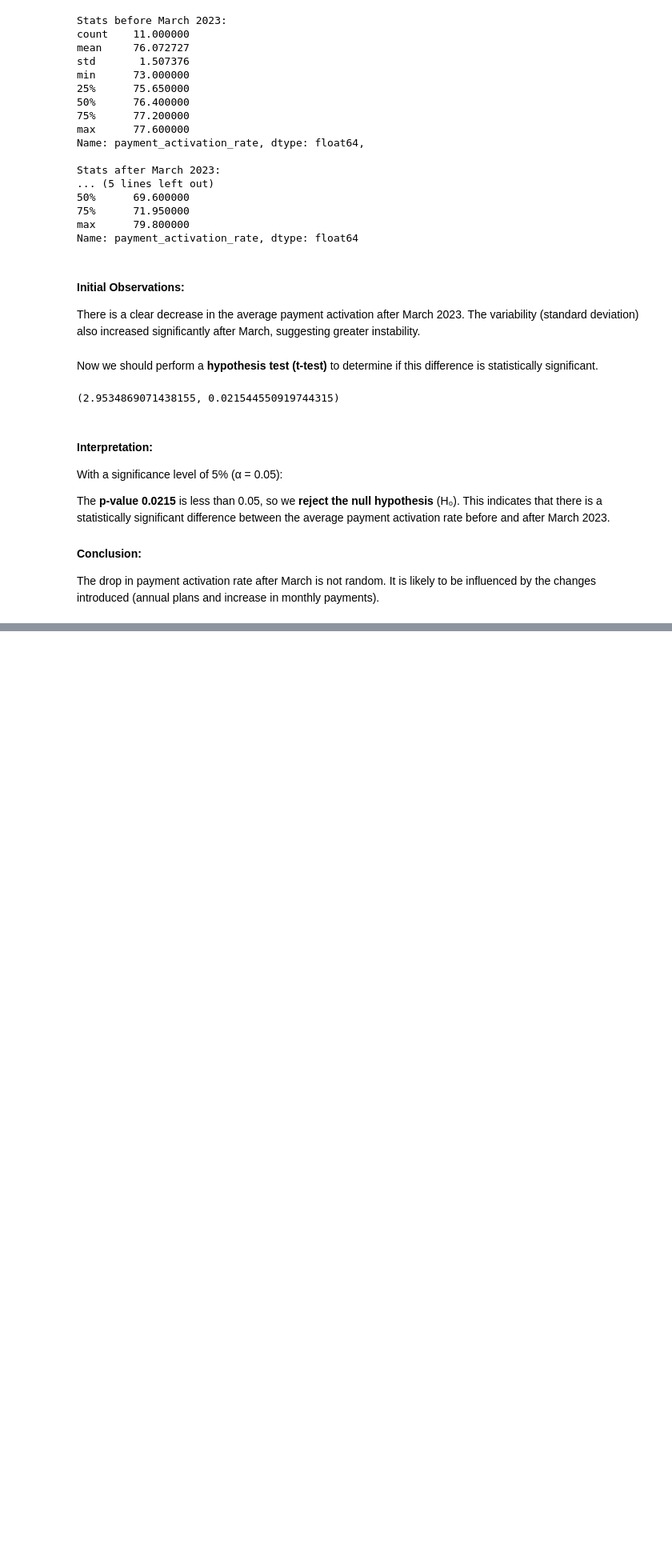
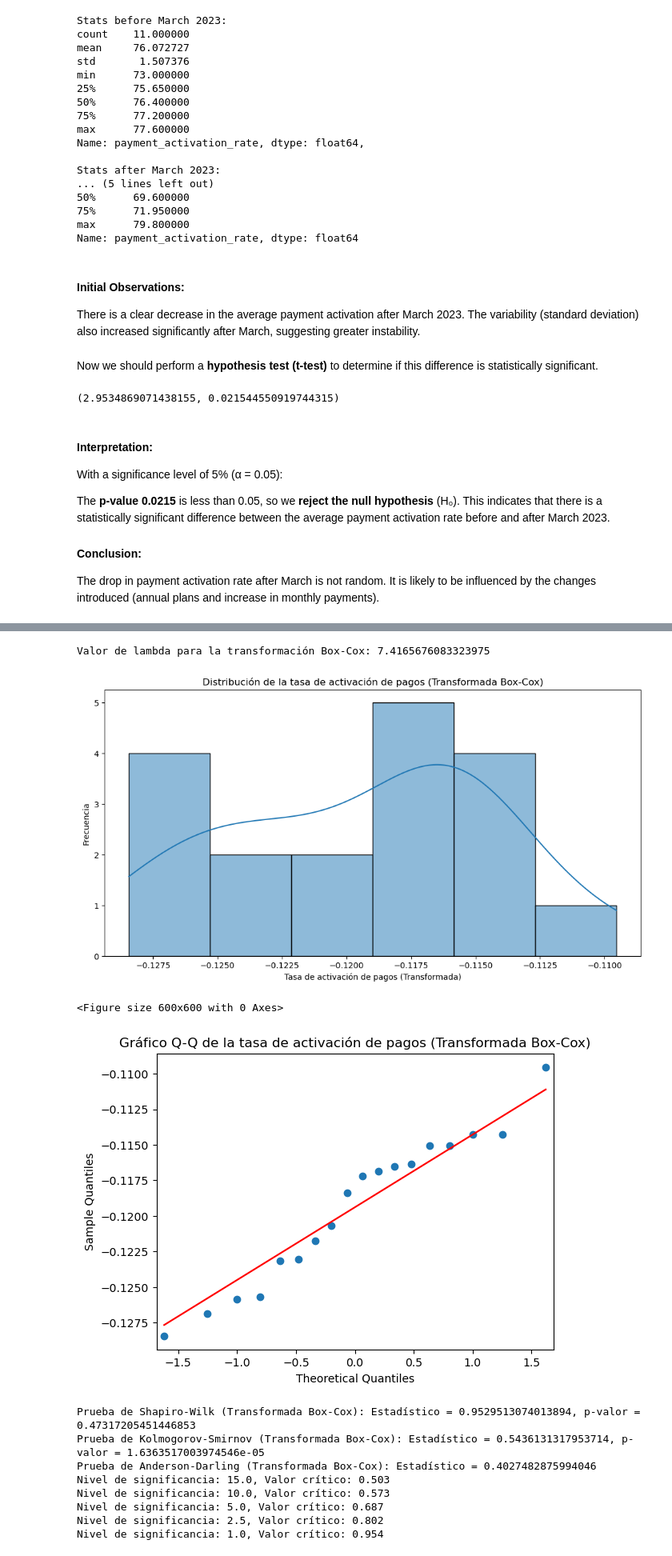
Before and after one commit to datasilvia/Last-Minute-Business-case, a Jupyter notebook: question2.ipynb, the cells around one changed output, grey strips where cells are left out. Shown at 80% size. Saved outputs shown, nothing was run; the diff lists cells and outputs as text; code cells hidden in the pictures; blank space fills up the shorter version.

```diff
--- a/question2.ipynb
+++ b/question2.ipynb
@@ -108,0 +303,68 @@ It is likely to be influenced by the changes introduced (annual plans and increa
+# %%
+import pandas as pd
+import matplotlib.pyplot as plt
+import seaborn as sns
+from scipy.stats import boxcox
+from scipy.stats import shapiro, kstest, anderson
+from statsmodels.graphics.gofplots import qqplot
+
+# Cargar los datos
+payment_activation = pd.read_csv('payment_activation_rate.csv')
+
+# Convertir la columna 'month' a tipo datetime
+payment_activation['month'] = pd.to_datetime(payment_activation['month'])
+
+# Asegurarse de que la columna 'payment_activation_rate' sea numérica
+payment_activation['payment_activation_rate'] = pd.to_numeric(payment_activation['payment_activation_rate'].str.rstrip('%').astype('float') / 100, errors='coerce')
+
+# Eliminar valores NaN
+payment_activation_rate = payment_activation['payment_activation_rate'].dropna()
+
+# Realizar la transformación Box-Cox
+# Nota: Box-Cox solo se puede aplicar a datos positivos
+payment_activation_rate_positive = payment_activation_rate[payment_activation_rate > 0]
+transformed_data, lambda_value = boxcox(payment_activation_rate_positive)
+
+print(f"Valor de lambda para la transformación Box-Cox: {lambda_value}")
+
+# Visualización de la distribución transformada
+plt.figure(figsize=(12, 6))
+sns.histplot(transformed_data, kde=True)
+plt.title('Distribución de la tasa de activación de pagos (Transformada Box-Cox)')
+plt.xlabel('Tasa de activación de pagos (Transformada)')
+plt.ylabel('Frecuencia')
+plt.show()
+
+# Gráfico Q-Q de los datos transformados
+plt.figure(figsize=(6, 6))
+qqplot(transformed_data, line='s')
+plt.title('Gráfico Q-Q de la tasa de activación de pagos (Transformada Box-Cox)')
+plt.show()
+
+# Prueba de Shapiro-Wilk para los datos transformados
+shapiro_stat, shapiro_p_value = shapiro(transformed_data)
+print(f"Prueba de Shapiro-Wilk (Transformada Box-Cox): Estadístico = {shapiro_stat}, p-valor = {shapiro_p_value}")
+
+# Prueba de Kolmogorov-Smirnov para los datos transformados
+ks_stat, ks_p_value = kstest(transformed_data, 'norm')
+print(f"Prueba de Kolmogorov-Smirnov (Transformada Box-Cox): Estadístico = {ks_stat}, p-valor = {ks_p_value}")
+
+# Prueba de Anderson-Darling para los datos transformados
+anderson_result = anderson(transformed_data)
+print(f"Prueba de Anderson-Darling (Transformada Box-Cox): Estadístico = {anderson_result.statistic}")
+for i in range(len(anderson_result.critical_values)):
+    sl, cv = anderson_result.significance_level[i], anderson_result.critical_values[i]
+    print(f'Nivel de significancia: {sl}, Valor crítico: {cv}')
+# %% [output]
+Valor de lambda para la transformación Box-Cox: 7.4165676083323975
+[figure, added]
+<Figure size 600x600 with 0 Axes>
+[figure, added]
+Prueba de Shapiro-Wilk (Transformada Box-Cox): Estadístico = 0.9529513074013894, p-valor = 0.47317205451446853
+Prueba de Kolmogorov-Smirnov (Transformada Box-Cox): Estadístico = 0.5436131317953714, p-valor = 1.6363517003974546e-05
+Prueba de Anderson-Darling (Transformada Box-Cox): Estadístico = 0.4027482875994046
+Nivel de significancia: 15.0, Valor crítico: 0.503
+Nivel de significancia: 10.0, Valor crítico: 0.573
+Nivel de significancia: 5.0, Valor crítico: 0.687
+Nivel de significancia: 2.5, Valor crítico: 0.802
+Nivel de significancia: 1.0, Valor crítico: 0.954
```
Also changed, not shown: parts of 5 cells of this notebook, 2 other files.
